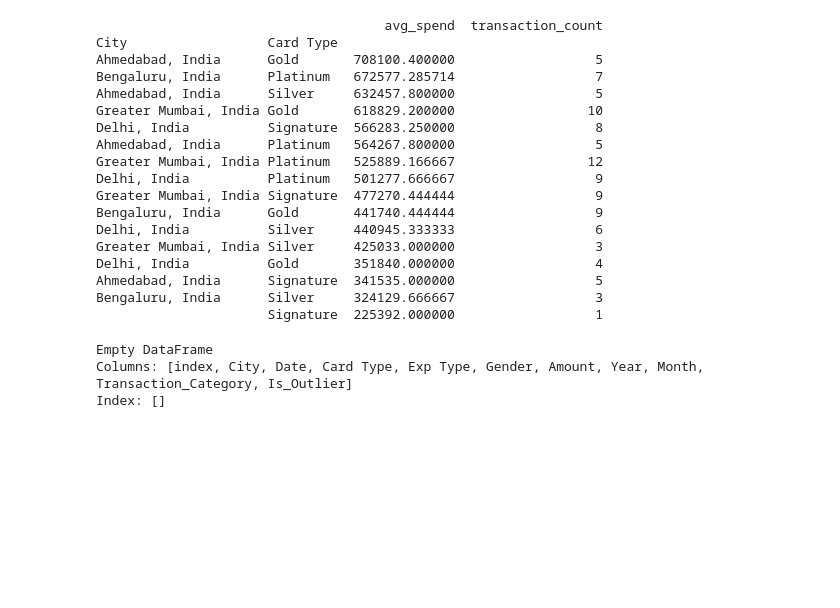
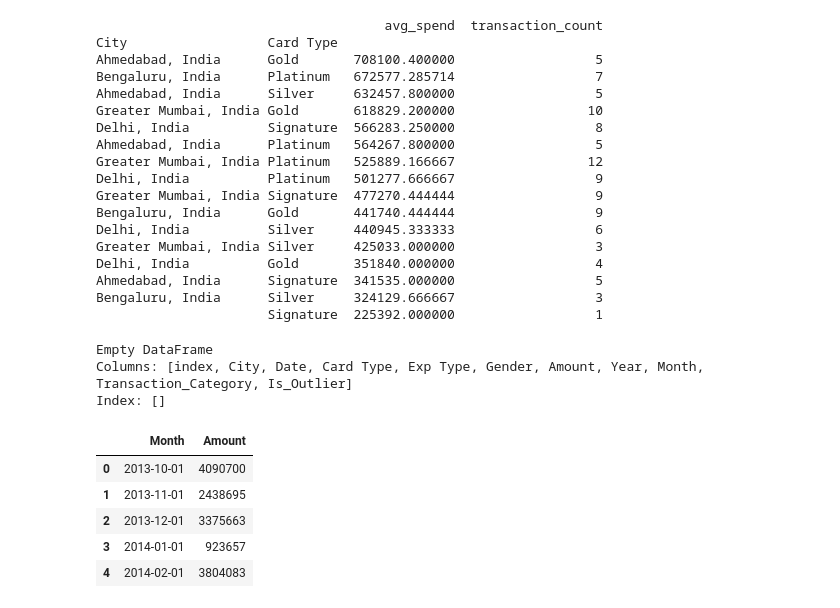
Before and after one commit to AlgoRex2/graymatter-ml, a Jupyter notebook: Credit_Card_Spend_Trend_21Aug2021.ipynb, the cells around one changed output. Drawn from its saved outputs; the diff is of its cells as text; code cells hidden in the pictures; blank space fills up the shorter version.

```diff
--- a/Credit_Card_Spend_Trend_21Aug2021.ipynb
+++ b/Credit_Card_Spend_Trend_21Aug2021.ipynb
@@ -351,0 +351,19 @@ Index: []
+# %%
+# group the data by month to prepare for forecasting:
+# Extract month from date
+df['Month'] = df['Date'].dt.to_period('M')
+
+# Group by month and get total amount
+monthly_spending = df.groupby('Month')['Amount'].sum().reset_index()
+
+# Convert period to timestamp for plotting
+monthly_spending['Month'] = monthly_spending['Month'].dt.to_timestamp()
+
+monthly_spending.head()
+# %% [output]
+|  | Month | Amount |
+| 0 | 2013-10-01 | 4090700 |
+| 1 | 2013-11-01 | 2438695 |
+| 2 | 2013-12-01 | 3375663 |
+| 3 | 2014-01-01 | 923657 |
+| 4 | 2014-02-01 | 3804083 |
```
Also changed, not shown: parts of 7 cells of this notebook.
